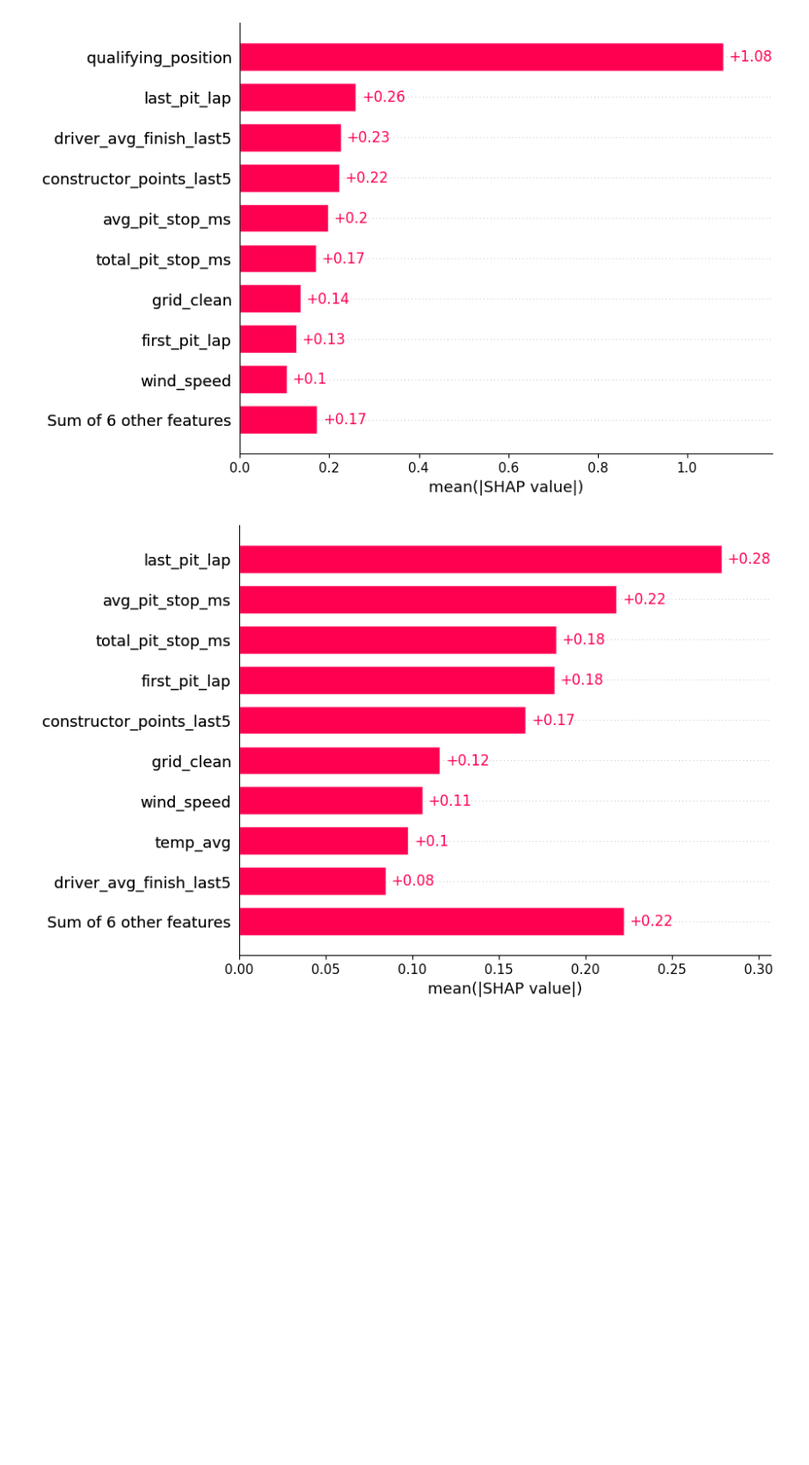
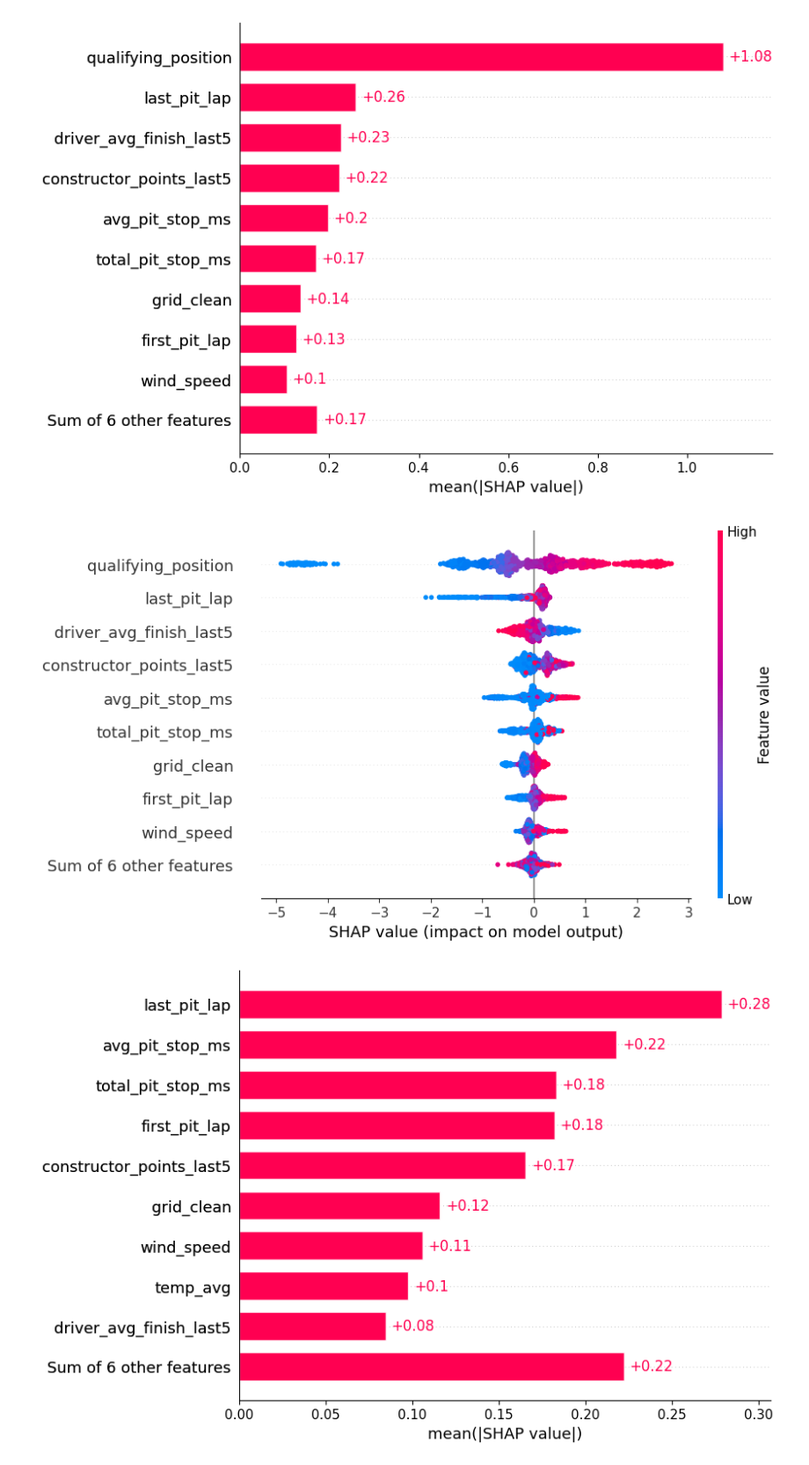
Before and after one commit to blackpaigestone/f1-worldchamp, a Jupyter notebook: 04_race_strategy_and_pit_stop_modeling.ipynb, the cells around one changed output. Shown at 88% size. Drawn from its saved outputs; the diff is of its cells as text; code cells hidden in the pictures; blank space fills up the shorter version.

```diff
--- a/04_race_strategy_and_pit_stop_modeling.ipynb
+++ b/04_race_strategy_and_pit_stop_modeling.ipynb
@@ -1190,6 +1204,10 @@ shap_values_cls = explainer_cls(X_test_cls)
 shap.plots.bar(shap_values_cls)
 # %% [output]
 [figure]
+# %%
+shap.plots.beeswarm(shap_values_cls)
+# %% [output]
+[figure, added]
 # %%
 xgb_cls_model = all_results["overperformed_model"]["results"]["xgboost"]["model"]
 X_test_cls = all_results["overperformed_model"]["prepared"]["X_test"]
```
Also changed, not shown: parts of 1 cell of this notebook.
